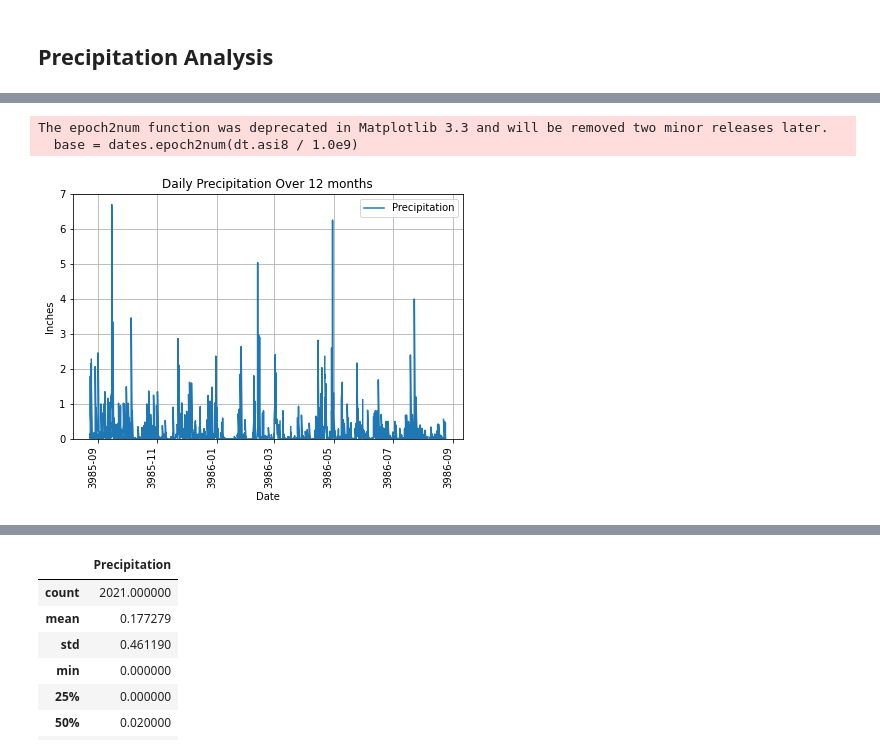
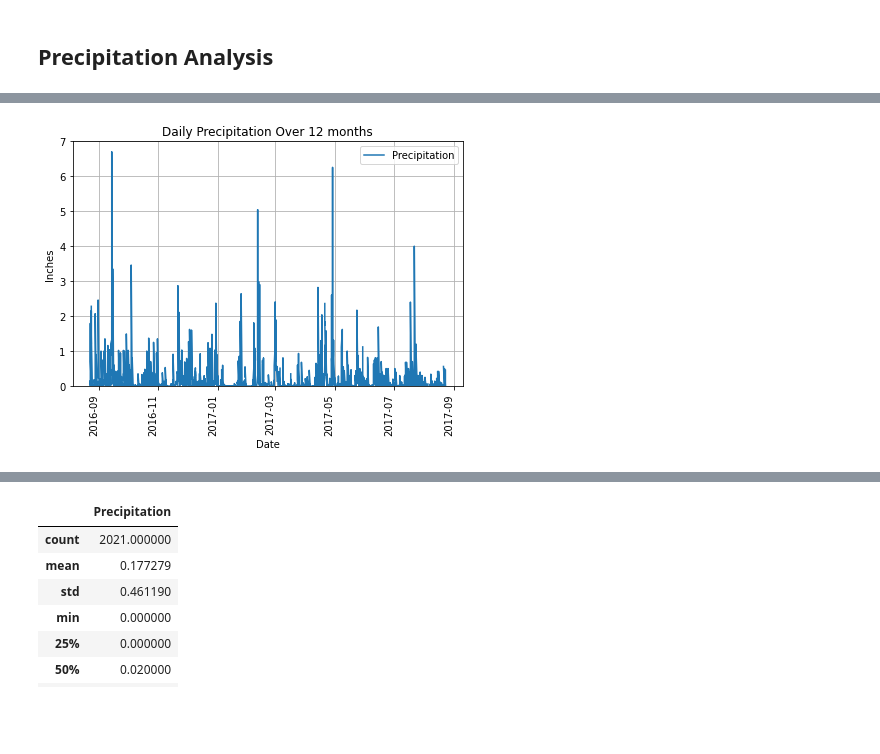
Before and after one commit to alplky/sqlalchemy-challenge, a Jupyter notebook: climate_analysis.ipynb, the cells around one changed output, grey strips where cells are left out. Saved outputs shown, nothing was run; the diff lists cells and outputs as text; code cells hidden in the pictures; blank space fills up the shorter version.

Commit message:
FIGURED IT OUT, installed older version of matplotlib and uninstalled newer version that was causing the bug

```diff
--- a/climate_analysis.ipynb
+++ b/climate_analysis.ipynb
@@ -135,15 +135,12 @@ prcp_df.index = pd.to_datetime(prcp_df.index, format="%Y/%m/%d")
 # %%
 # plot precipitation results using Dataframe plot method
 
-plt.rcParams['date.epoch'] = '0000-12-31'
 prcp_plot = prcp_df.plot(figsize=(7,5), ylim=(0,7), title = "Daily Precipitation Over 12 months", rot=90)
 prcp_plot.set_ylabel("Inches")
 prcp_plot.grid()
 plt.show()
 # %% [output]
-The epoch2num function was deprecated in Matplotlib 3.3 and will be removed two minor releases later.
-  base = dates.epoch2num(dt.asi8 / 1.0e9)
-[figure, old version]
+[figure, new version]
 [interactive output not drawn]
 # %%
 # print a summary statistics table for the precipitation data
```
